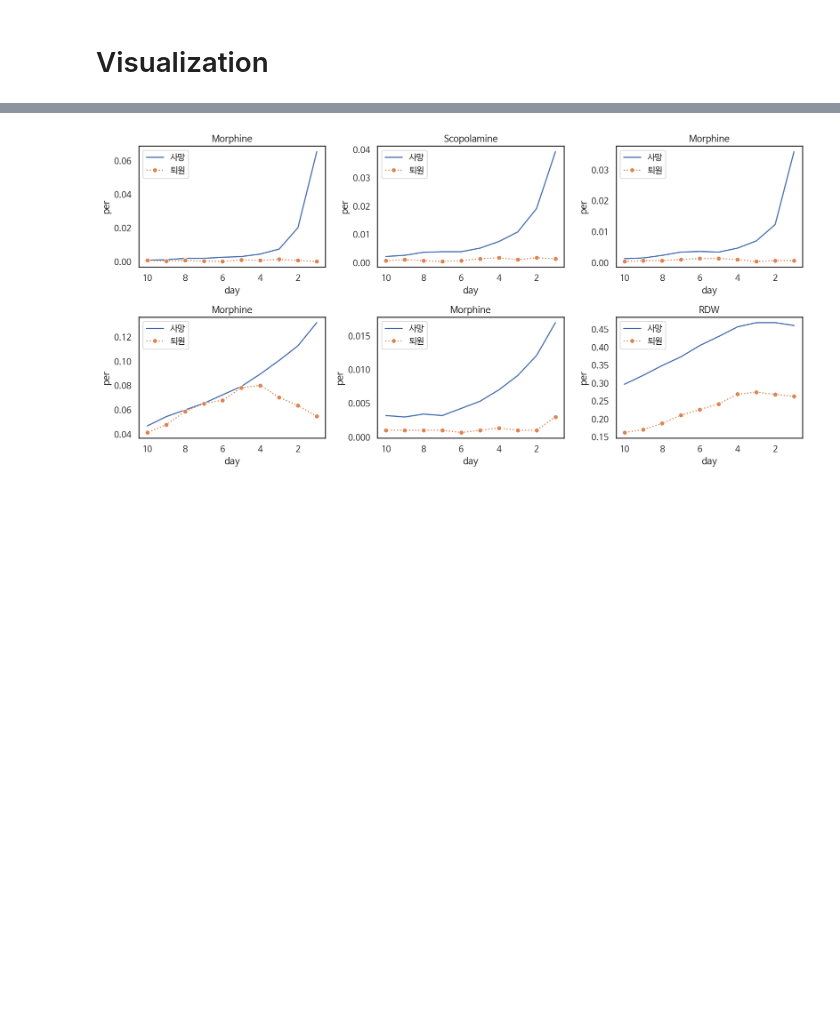
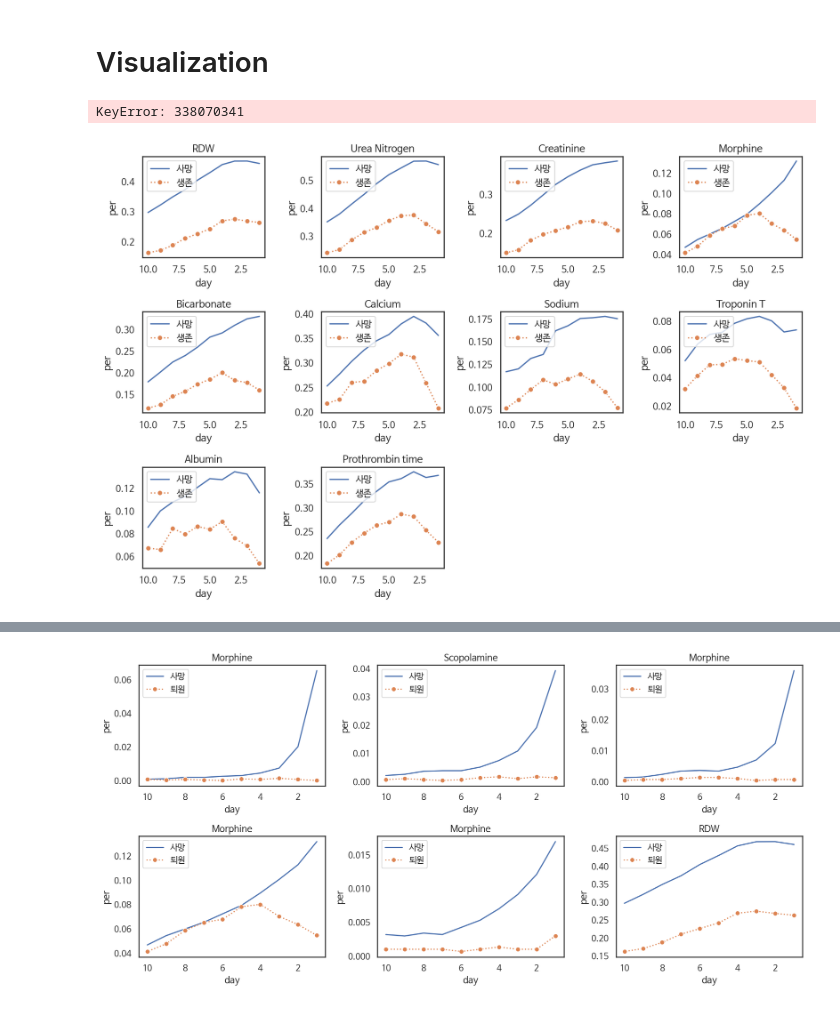
Before and after one commit to suhyun-guri/DSML_Research, a Jupyter notebook: Journal_of_Biomedical_Informatics/Result2,3. Method1_entropy ( + not multiply entropy).ipynb, the cells around one changed output, grey strips where cells are left out. Saved outputs shown, nothing was run; the diff lists cells and outputs as text; code cells hidden in the pictures; blank space fills up the shorter version.

```diff
--- a/Journal_of_Biomedical_Informatics/Result2,3. Method1_entropy ( + not multiply entropy).ipynb
+++ b/Journal_of_Biomedical_Informatics/Result2,3. Method1_entropy ( + not multiply entropy).ipynb
@@ -401,6 +418,10 @@ result3[-10:][::-1]
 | 64 | 50924 | 0.480190 | 0.554006 | -0.073816 | -0.006199 |
 # %% [markdown]
 # Visualization
+# %%
+feature_name[338070341  ]
+# %% [output]
+KeyError: 338070341
 # %%
 feature_name = {51277: 'RDW', 51006: 'Urea Nitrogen', 50912: 'Creatinine', 409176230: 'Morphine Sulfate',
                 50882: 'Bicarbonate', 50893: 'Calcium', 63323026201 : 'Heparin', 50861 : 'Alanine Aminotransferase',
@@ -456,4 +481,8 @@ def visualization(top10_list):
         ax.legend(loc='upper left')
         i += 1
     plt.tight_layout()
+# %%
+visualization(result2[:10]['feature'])
+# %% [output]
+[figure, added]
 # %%
```
Also changed, not shown: parts of 8 cells of this notebook.
